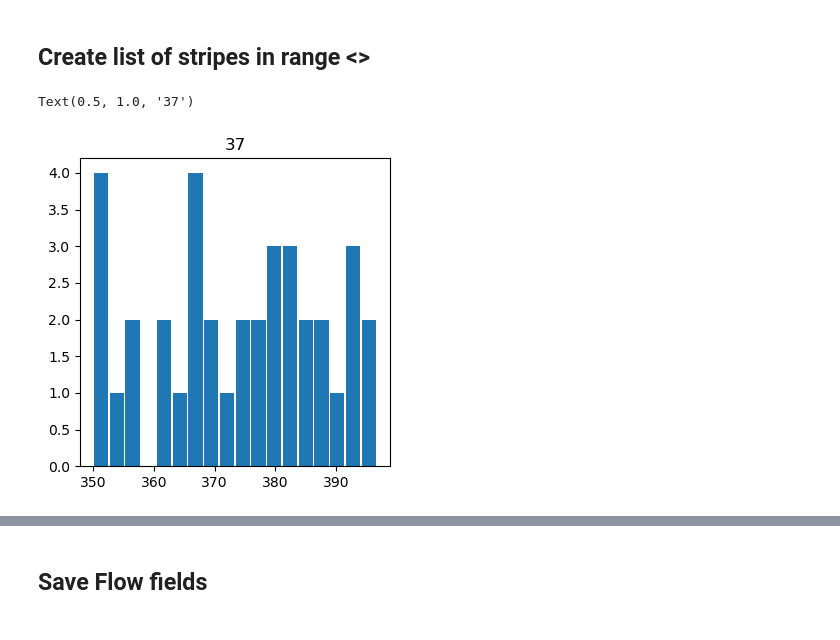
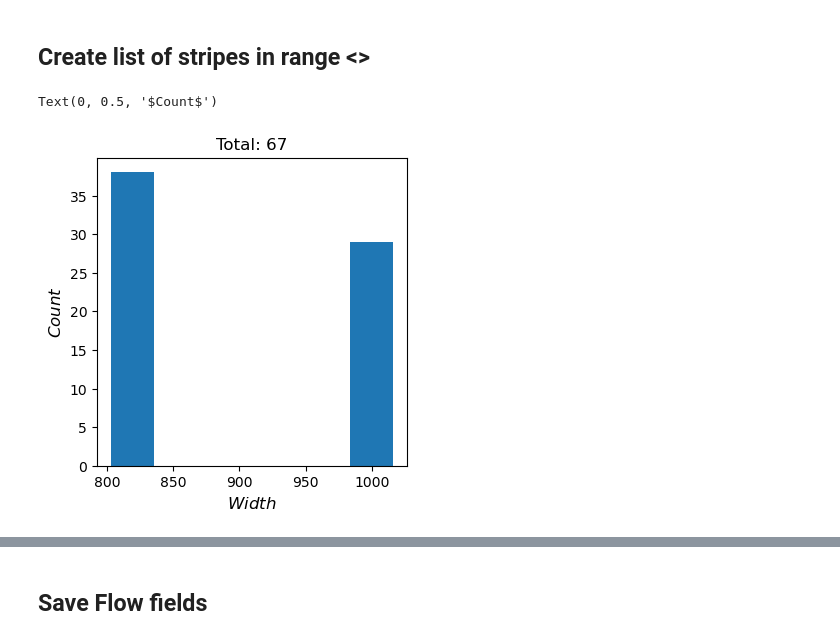
Before and after one commit to viciya/nematics, a Jupyter notebook: nematics/journals/test_file.ipynb, the cells around one changed output, grey strips where cells are left out. Saved outputs shown, nothing was run; the diff lists cells and outputs as text; code cells hidden in the pictures.

```diff
--- a/nematics/journals/test_file.ipynb
+++ b/nematics/journals/test_file.ipynb
@@ -321,33 +341,35 @@ NameError: name 'v' is not defined
 ## Create list of stripes in range <>
 # %%
 img_list = glob.glob(r"C:\Users\victo\Downloads\HT1080\*CROPPED*\*.tif")
-
+# img_list = glob.glob(r"C:\Users\victo\Downloads\HT1080\01082018_TIFF\*.tif")
 max_width = 50
 width_all = []
 tiff_list = []
 
 for filename in img_list:
     tiff = Image.open(filename)
     image_width = tiff.size[0]
     # width_all.append(tiff.size[0])
     if  image_width>max_width:
         # print(image_width)
         max_width = image_width
 
-    if 350/.74 < image_width < 400/.74:
+    if 800/.74 < image_width < 1100/.74:
         # print(image_width)
         width_all.append(tiff.size[0])
         tiff_list.append(filename)
 
 
 
 %matplotlib inline
 plt.figure(figsize=(4,4))
-plt.hist(.74* np.array(width_all), bins=len(width_all)//2, rwidth=.9)
-plt.title(len(width_all))
+plt.hist(.74* np.array(width_all), bins=len(width_all)//10, rwidth=.9)
+plt.title("Total: %s" %len(width_all))
+plt.xlabel("$Width$", fontsize=12)
+plt.ylabel("$Count$", fontsize=12)
 # %% [output]
-Text(0.5, 1.0, '37')
+Text(0, 0.5, '$Count$')
-[figure, old version]
+[figure, new version]
 # %%
 tiff_list = [
     "C:\\Users\\victo\\Downloads\\HT1080\\27072018_CROPPED\\s79_2.tif",
```
Also changed, not shown: parts of 14 cells of this notebook, 5 other files.
